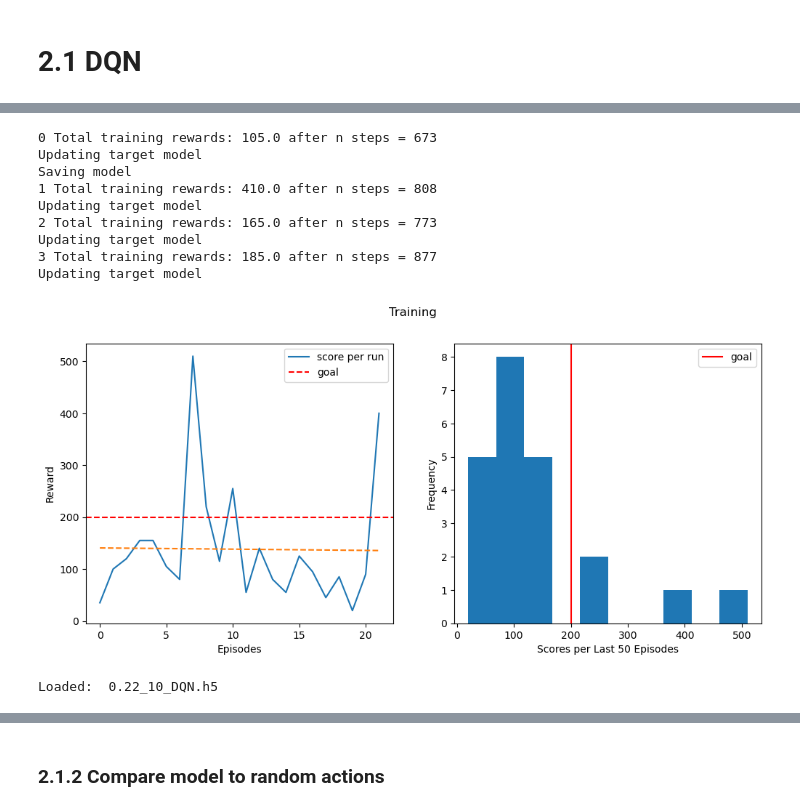
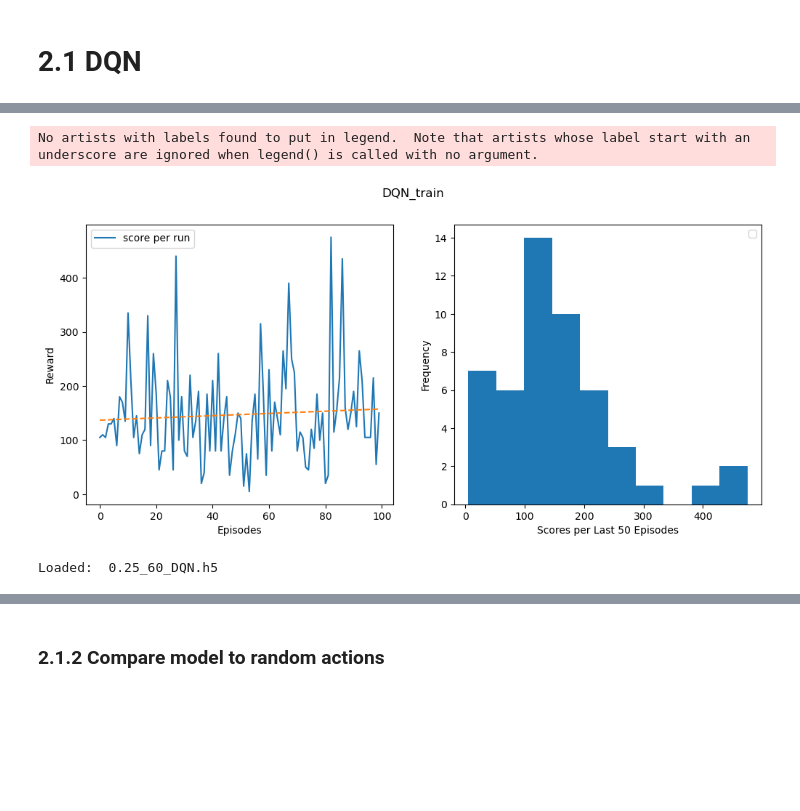
Before and after one commit to 4rn3/rl_school_project, a Jupyter notebook: space_invaders.ipynb, the cells around one changed output, grey strips where cells are left out. Saved outputs shown, nothing was run; the diff lists cells and outputs as text; code cells hidden in the pictures; blank space fills up the shorter version.

```diff
--- a/space_invaders.ipynb
+++ b/space_invaders.ipynb
@@ -59,7 +61,6 @@ def plot_res(values, title=''):
     f, ax = plt.subplots(nrows=1, ncols=2, figsize=(12,5))
     f.suptitle(title)
     ax[0].plot(values, label='score per run')
-    ax[0].axhline(200, c='red',ls='--', label='goal')
     ax[0].set_xlabel('Episodes')
     ax[0].set_ylabel('Reward')
     x = range(len(values))
@@ -74,22 +75,22 @@ def plot_res(values, title=''):
 
     # Plot the histogram of results
     ax[1].hist(values[-50:])
-    ax[1].axvline(200, c='red', label='goal')
     ax[1].set_xlabel('Scores per Last 50 Episodes')
     ax[1].set_ylabel('Frequency')
     ax[1].legend()
+    plt.savefig(f"./plots/{title}.jpg")
     plt.show()
 # %% [markdown]
 # 2.1 DQN
 # %%
 #hyp
-TRAIN_EPISODE = 10_000_000 #train till i'm back
-TEST_EPISODE = 200
+TRAIN_EPISODE = 100
+TEST_EPISODE = 10
 LR = 1e-3
 MEM_LEN = 50000
 BATCH_SIZE = 500
 UPDATE_TARGET_TRESHOLD = 5
-AGGREGATE_STATS = 15
+AGGREGATE_STATS = 5
 MODEL_NAME = "DQN"
 MIN_REPLAY_SIZE = 1000
 
@@ -160,6 +163,8 @@ def batch_train(env, replay_memory, model, target_model, done):
 X, y, Total_rewards, time_tracking = [], [], [], []
 
 steps_to_update_target_model = 0
+
+total_start = time.time()
 
 for episode in trange(TRAIN_EPISODE):
     n_steps_episode = 0
@@ -213,26 +218,21 @@ for episode in trange(TRAIN_EPISODE):
     #Update epsilon
     EPSILON = MIN_EPSILON + (MAX_EPSILON - MIN_EPSILON) * np.exp(-DECAY * episode)
 
+    avg_total_rewards = round(np.mean(Total_rewards[-100:]),2)
+
     #Save model and metrics
     if episode % AGGREGATE_STATS == 0:
         avg_ep_reward = round(sum(ep_rewards)/len(ep_rewards),2)
         min_ep_reward = min(ep_rewards)
         max_ep_reward = max(ep_rewards)
         avg_time = round(sum(time_tracking)/len(time_tracking),2) #not time per episod
-        model.save(f'./models/{avg_ep_reward}_{str(episode)}_{MODEL_NAME}.h5')
 
-        with open(f"./logs/DQN.txt","a") as f:
-            f.write(f"{avg_ep_reward},{min_ep_reward},{max_ep_reward},{avg_time},{EPSILON},{str(episode)}")
+        model.save(f'./models/DQN_models/{avg_total_rewards}_{str(episode)}_{MODEL_NAME}.h5')
+
+        with open(f"./logs/DQN_logs/DQN.txt","a") as f:
+            f.write(f"{avg_ep_reward},{min_ep_reward},{max_ep_reward},{avg_total_rewards},{avg_time},{round(EPSILON,2)},{str(episode)}\n")
 
         time_tracking = []
 env.close()
+total_stop = time.time()
+total_time = total_stop-total_start
-# %% [output]
-0 Total training rewards: 105.0 after n steps = 673
-Updating target model
-Saving model
-1 Total training rewards: 410.0 after n steps = 808
-Updating target model
-2 Total training rewards: 165.0 after n steps = 773
-Updating target model
-3 Total training rewards: 185.0 after n steps = 877
-Updating target model
@@ -239,16 +241,16 @@ Updating target model
 # %%
 #Plot trainig
-#TODO add extra plot for log file
-plot_res(Total_rewards,'Training')
+plot_res(Total_rewards,'DQN_train')
 # %% [output]
+No artists with labels found to put in legend.  Note that artists whose label start with an underscore are ignored when legend() is called with no argument.
-[figure, old version]
+[figure, new version]
 # %%
 ### Load the best model
-best_model = sorted(os.listdir("./models"))[-1]
+best_model = sorted(os.listdir("./models/DQN_models"))[-1]
 print("Loaded: ", best_model)
-model = load_model(os.path.join("./models/",best_model), compile=False)
+model = load_model(os.path.join("./models/DQN_models",best_model), compile=False)
 # %% [output]
-Loaded:  0.22_10_DQN.h5
+Loaded:  0.25_60_DQN.h5
 # %%
 #Evaluate model
 Total_reward = []
```
Also changed, not shown: parts of 17 cells of this notebook.
